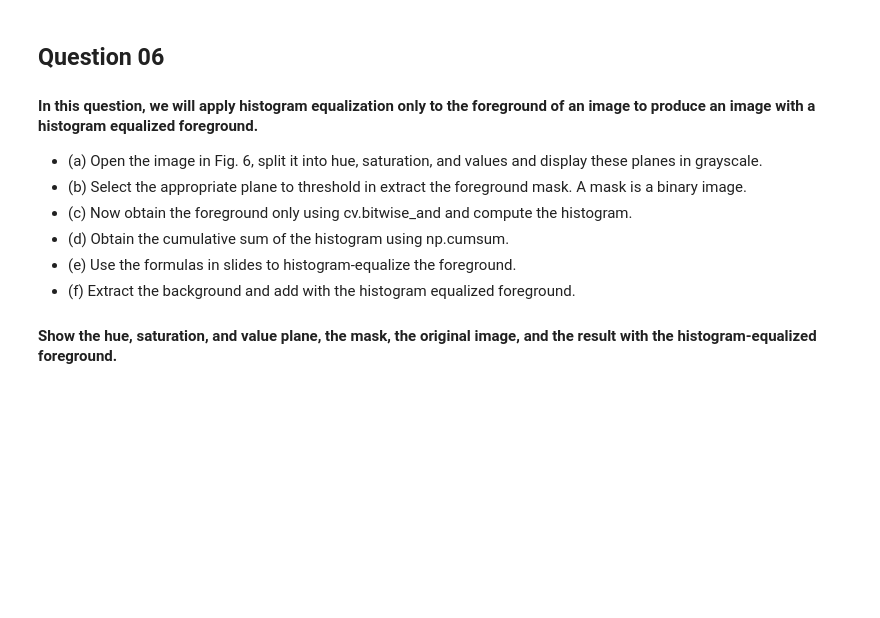
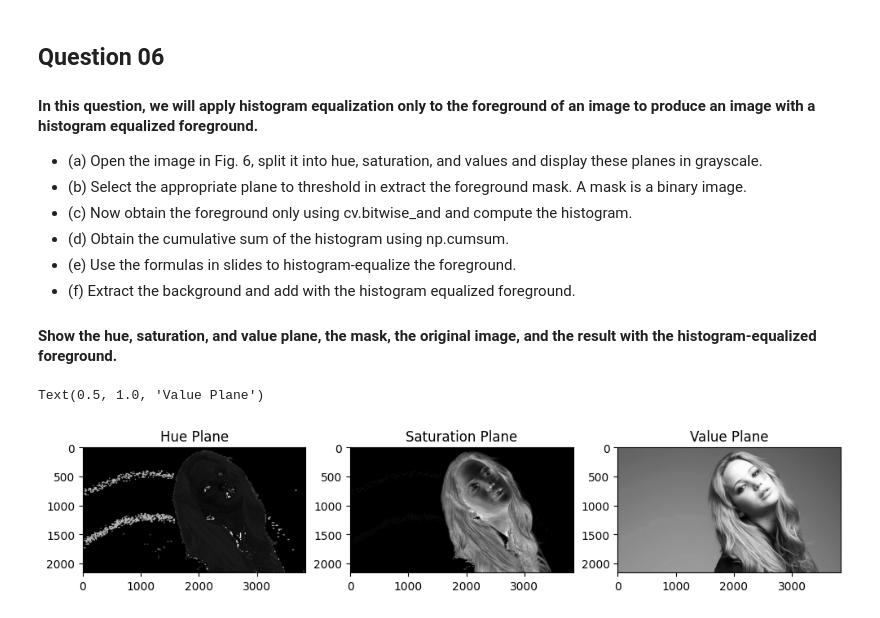
Before and after one commit to HimethW/Intensity-Transformations-and-Neighborhood-Filtering, a Jupyter notebook: Assignment1.ipynb, the cells around one changed output. Drawn from its saved outputs; the diff is of its cells as text; code cells hidden in the pictures; blank space fills up the shorter version.

```diff
--- a/Assignment1.ipynb
+++ b/Assignment1.ipynb
@@ -272,3 +275,19 @@ Text(0.5, 1.0, 'Histogram of Equalized Image')
 - (e) Use the formulas in slides to histogram-equalize the foreground.
 - (f) Extract the background and add with the histogram equalized foreground.
 #### Show the hue, saturation, and value plane, the mask, the original image, and the result with the histogram-equalized foreground.
+# %%
+image = cv.imread('a1images/jeniffer.jpg')
+# (a)Split the image into hue, saturation, and value planes
+hsv_image = cv.cvtColor(image, cv.COLOR_BGR2HSV)
+h, s, v = cv.split(hsv_image)
+#display the planes in grayscale
+fig, ax = plt.subplots(1, 3, figsize=(12, 5))
+ax[0].imshow(h, cmap='gray')
+ax[0].set_title('Hue Plane')
+ax[1].imshow(s, cmap='gray')
+ax[1].set_title('Saturation Plane')
+ax[2].imshow(v, cmap='gray')
+ax[2].set_title('Value Plane')
+# %% [output]
+Text(0.5, 1.0, 'Value Plane')
+[figure, added]
```
Also changed, not shown: parts of 8 cells of this notebook.
